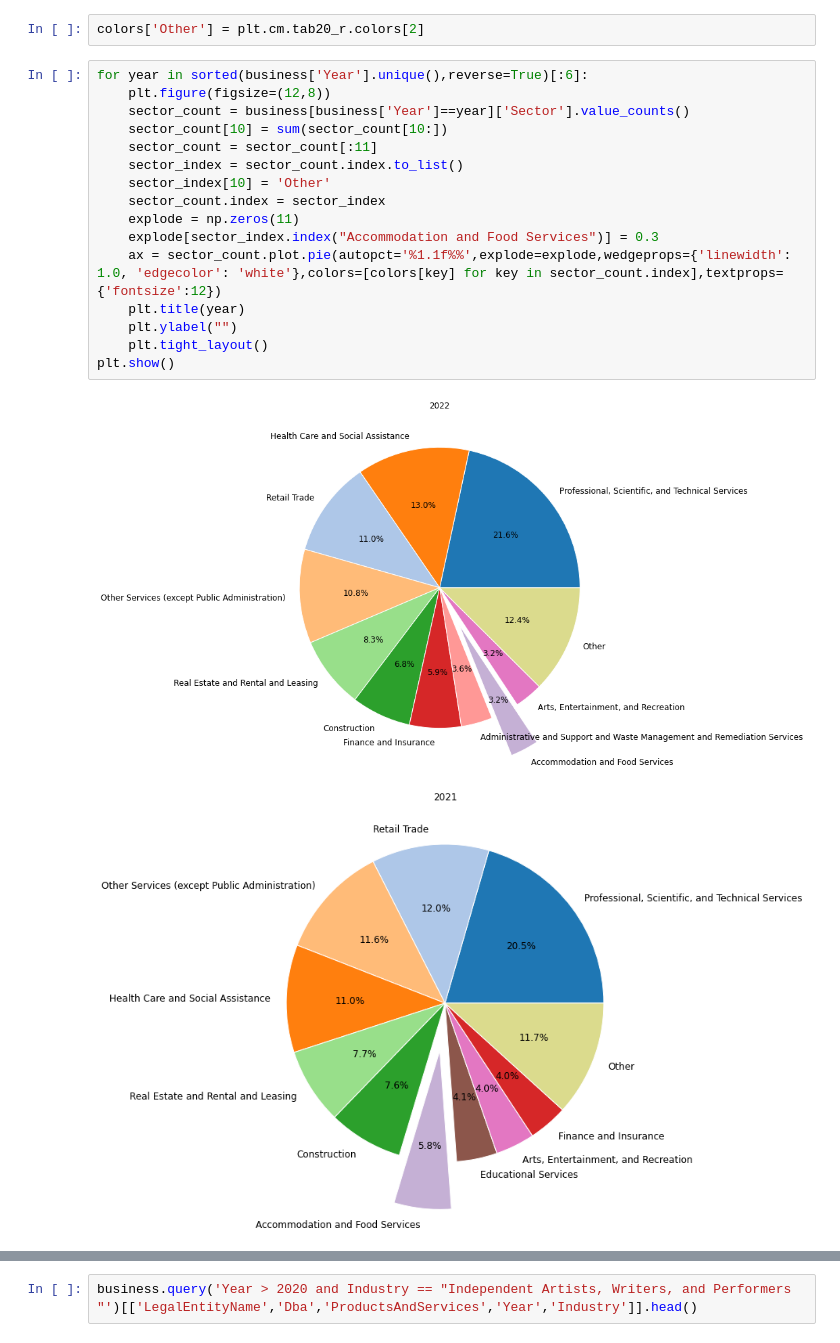
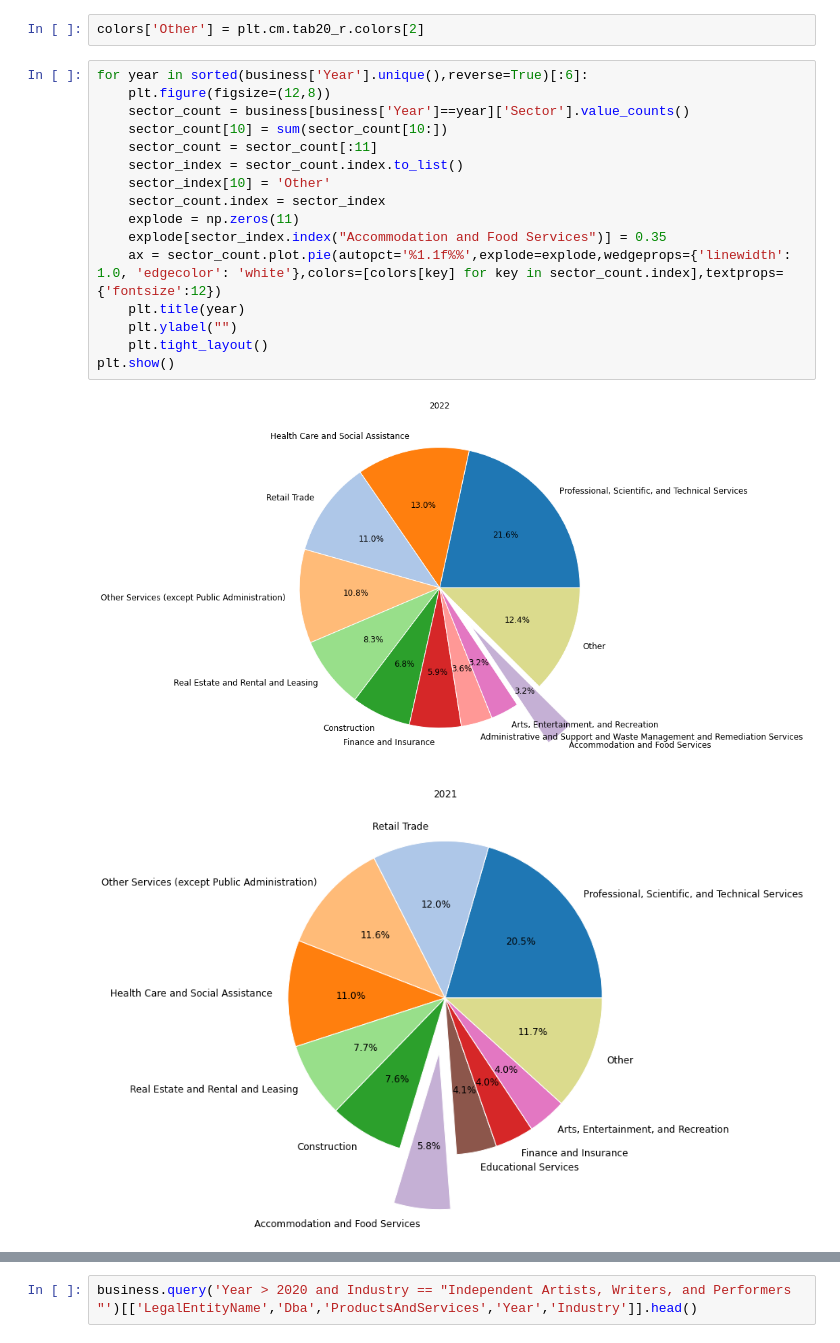
Before and after one commit to edwinhung/Business_Listing_Bellevue, a Jupyter notebook: Business_EDA.ipynb, the cells around one changed output, grey strips where cells are left out. Cells and saved outputs as stored; diff of their text form.

```diff
--- a/Business_EDA.ipynb
+++ b/Business_EDA.ipynb
@@ -99,19 +101,19 @@ colors['Other'] = plt.cm.tab20_r.colors[2]
 # %%
 for year in sorted(business['Year'].unique(),reverse=True)[:6]:
     plt.figure(figsize=(12,8))
     sector_count = business[business['Year']==year]['Sector'].value_counts()
     sector_count[10] = sum(sector_count[10:])
     sector_count = sector_count[:11]
     sector_index = sector_count.index.to_list()
     sector_index[10] = 'Other'
     sector_count.index = sector_index
     explode = np.zeros(11)
-    explode[sector_index.index("Accommodation and Food Services")] = 0.3
+    explode[sector_index.index("Accommodation and Food Services")] = 0.35
     ax = sector_count.plot.pie(autopct='%1.1f%%',explode=explode,wedgeprops={'linewidth': 1.0, 'edgecolor': 'white'},colors=[colors[key] for key in sector_count.index],textprops={'fontsize':12})
     plt.title(year)
     plt.ylabel("")
     plt.tight_layout()
 plt.show()
 # %% [output]
-[figure, old version]
+[figure, new version]
-[figure, old version]
+[figure, new version]
```
Also changed, not shown: parts of 23 cells of this notebook, 1 other file.
